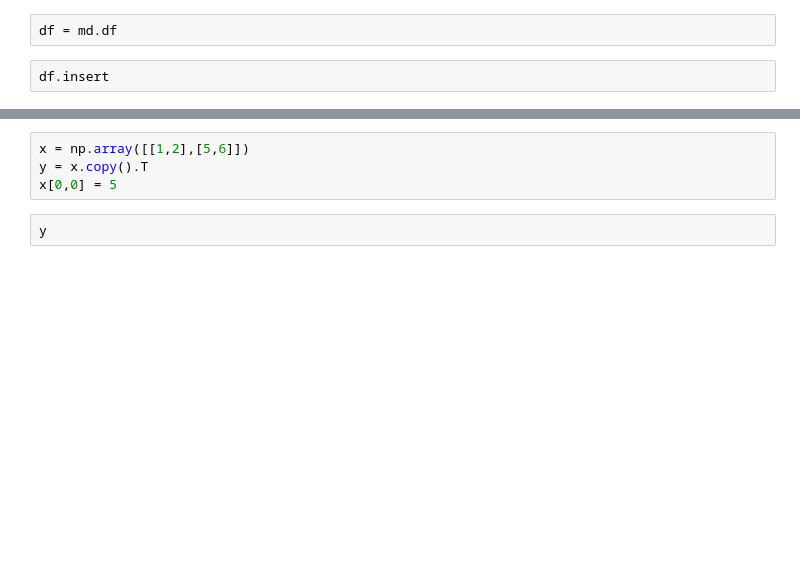
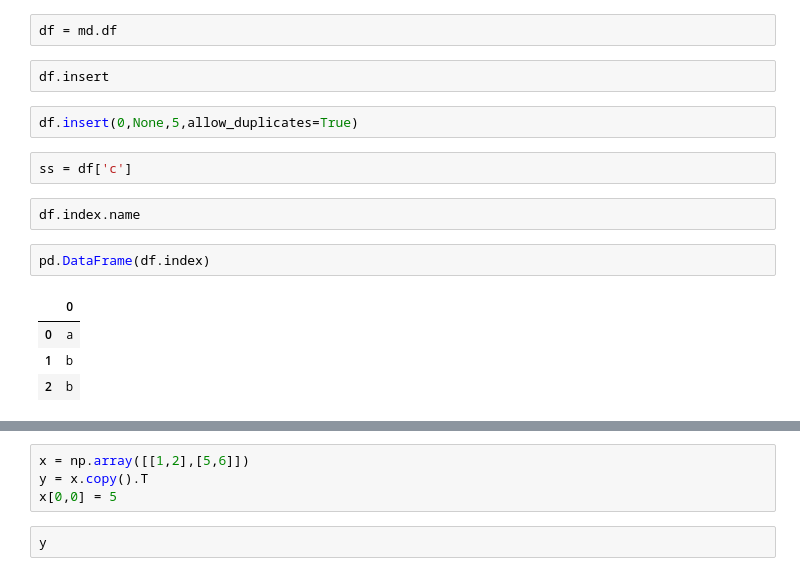
Before and after one commit to frlender/muldataframe, a Jupyter notebook: xplMulDataFrame.ipynb, the cells around one changed output, grey strips where cells are left out. Drawn from its saved outputs; the diff is of its cells as text; blank space fills up the shorter version.

```diff
--- a/xplMulDataFrame.ipynb
+++ b/xplMulDataFrame.ipynb
@@ -21,3 +21,16 @@ md = MulDataFrame([[1,2],[8,9],[8,10]],index=index,
 df = md.df
 # %%
 df.insert
+# %%
+df.insert(0,None,5,allow_duplicates=True)
+# %%
+ss = df['c']
+# %%
+df.index.name
+# %%
+pd.DataFrame(df.index)
+# %% [output]
+|  | 0 |
+| 0 | a |
+| 1 | b |
+| 2 | b |
```
Also changed, not shown: parts of 3 cells of this notebook, 6 other files.
